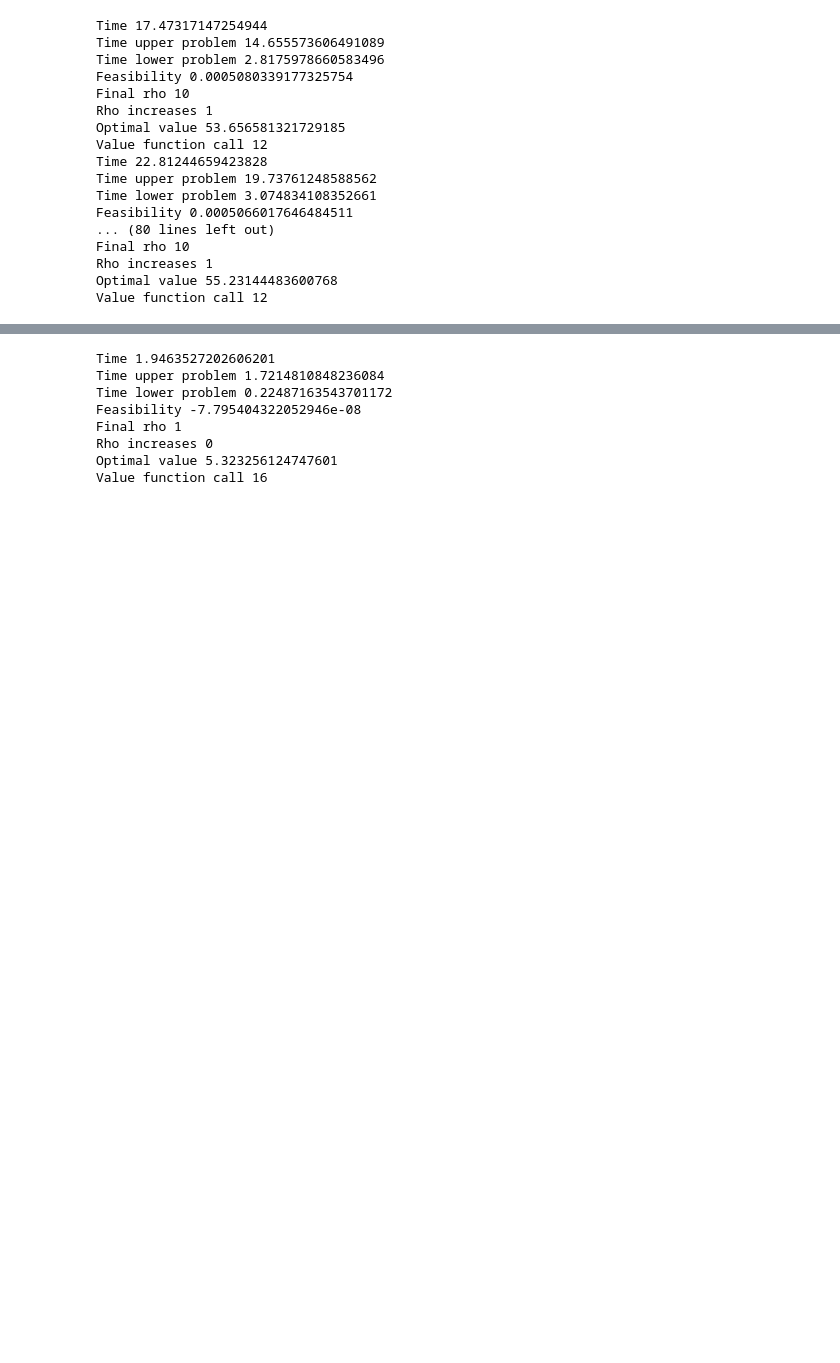
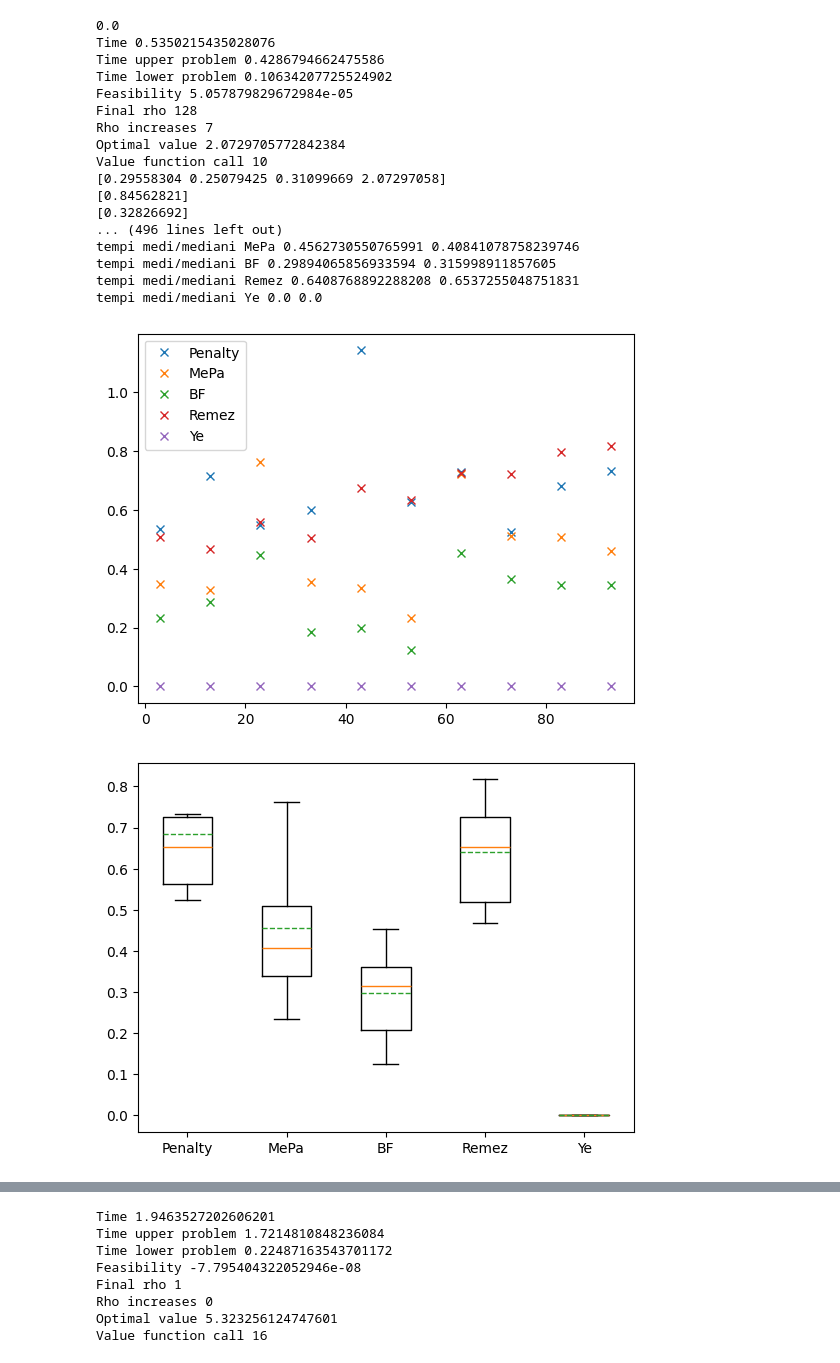
Before and after one commit to RIKTOMA/SIP, a Jupyter notebook: funcapprox.ipynb, the cells around one changed output, grey strips where cells are left out. Saved outputs shown, nothing was run; the diff lists cells and outputs as text; code cells hidden in the pictures; blank space fills up the shorter version.

```diff
--- a/funcapprox.ipynb
+++ b/funcapprox.ipynb
@@ -70,24 +90,29 @@ def test(m,dmin,dmax):
+# %%
+m=3
+test(m,0,9)
+# %% [output]
+0.0
+Time 0.5350215435028076
+Time upper problem 0.4286794662475586
+Time lower problem 0.10634207725524902
+Feasibility 5.057879829672984e-05
+Final rho 128
+Rho increases 7
+Optimal value 2.0729705772842384
+Value function call 10
+[0.29558304 0.25079425 0.31099669 2.07297058]
+[0.84562821]
+[0.32826692]
+... (496 lines left out)
+tempi medi/mediani MePa 0.4562730550765991 0.40841078758239746
+tempi medi/mediani BF 0.29894065856933594 0.315998911857605
+tempi medi/mediani Remez 0.6408768892288208 0.6537255048751831
+tempi medi/mediani Ye 0.0 0.0
+[figure, added]
+[figure, added]
 # %%
-m=100
+m=50
 test(m,0,9)
-# %% [output]
-Time 17.47317147254944
-Time upper problem 14.655573606491089
-Time lower problem 2.8175978660583496
-Feasibility 0.0005080339177325754
-Final rho 10
-Rho increases 1
-Optimal value 53.656581321729185
-Value function call 12
-Time 22.81244659423828
-Time upper problem 19.73761248588562
-Time lower problem 3.074834108352661
-Feasibility 0.0005066017646484511
-... (80 lines left out)
-Final rho 10
-Rho increases 1
-Optimal value 55.23144483600768
-Value function call 12
 # %%
 #X,Y must be a box
 Y=[(0,1)]
```
Also changed, not shown: parts of 7 cells of this notebook, 6 other files.
